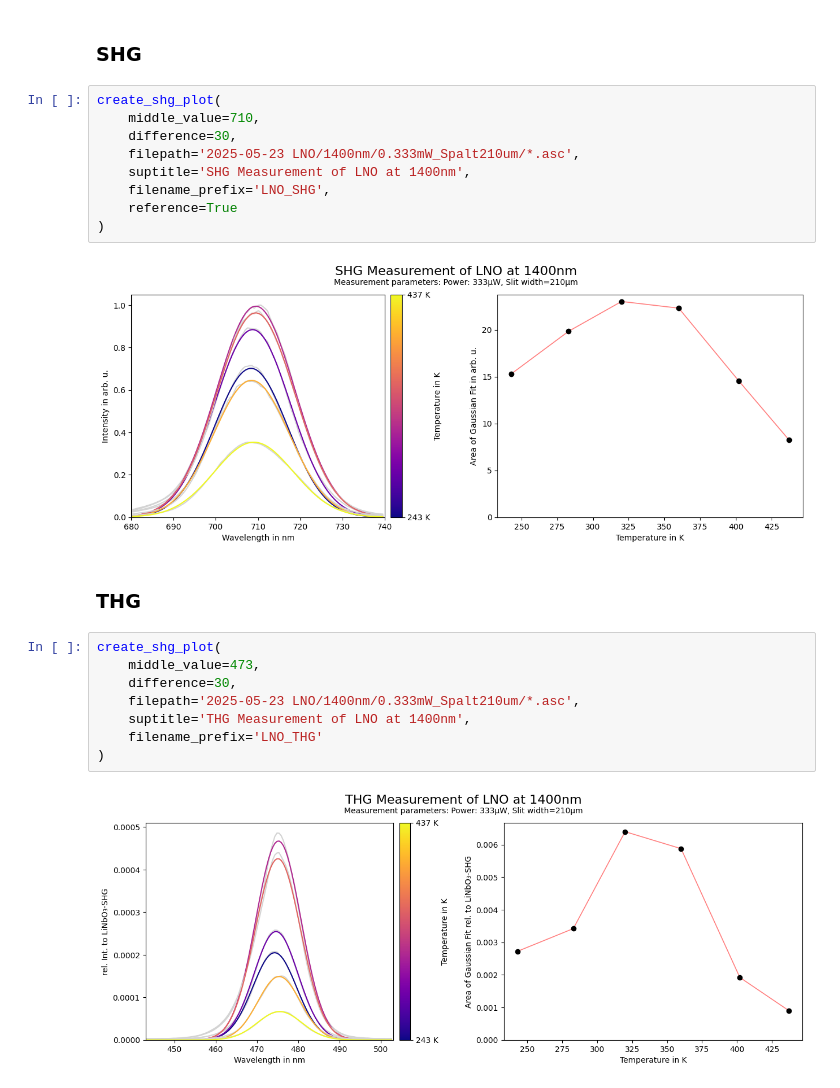
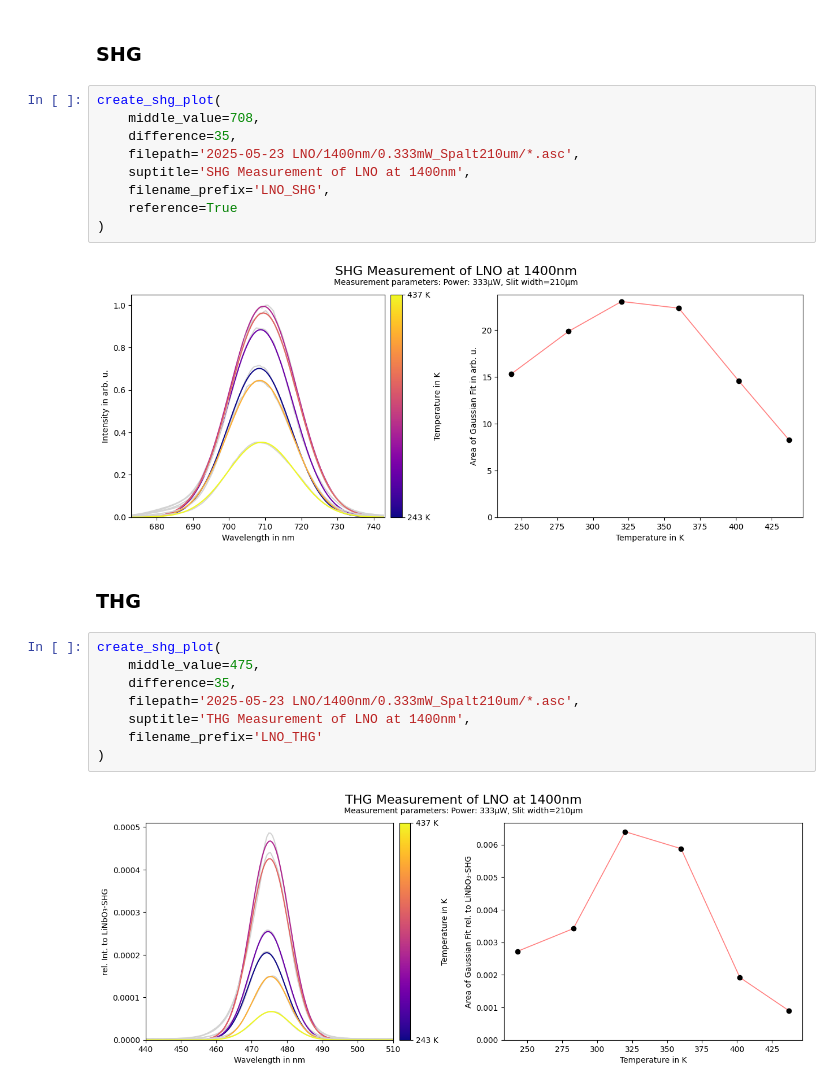
Before and after one commit to FlorianAdamczyk/auswertung_neu, a Jupyter notebook: 2025-05-27 Auswertung TCBC TBBB LNO/2025-05-27_auswertung_TCBC-TBBB-LNO.ipynb, the cells around one changed output. Drawn from its saved outputs; the diff is of its cells as text.

```diff
--- a/2025-05-27 Auswertung TCBC TBBB LNO/2025-05-27_auswertung_TCBC-TBBB-LNO.ipynb
+++ b/2025-05-27 Auswertung TCBC TBBB LNO/2025-05-27_auswertung_TCBC-TBBB-LNO.ipynb
@@ -244,24 +244,24 @@ Skalierungsfaktor (ohne ND2.0 / mit ND2.0): 32.88
 ### SHG
 # %%
 create_shg_plot(
-    middle_value=710,
-    difference=30,
+    middle_value=708,
+    difference=35,
     filepath='2025-05-23 LNO/1400nm/0.333mW_Spalt210um/*.asc',
     suptitle='SHG Measurement of LNO at 1400nm',
     filename_prefix='LNO_SHG',
     reference=True
 )
 # %% [output]
-[figure, old version]
+[figure, new version]
 # %% [markdown]
 ### THG
 # %%
 create_shg_plot(
-    middle_value=473,
-    difference=30,
+    middle_value=475,
+    difference=35,
     filepath='2025-05-23 LNO/1400nm/0.333mW_Spalt210um/*.asc',
     suptitle='THG Measurement of LNO at 1400nm',
     filename_prefix='LNO_THG'
 )
 # %% [output]
-[figure, old version]
+[figure, new version]
```
Also changed, not shown: parts of 4 cells of this notebook, 12 other files.
